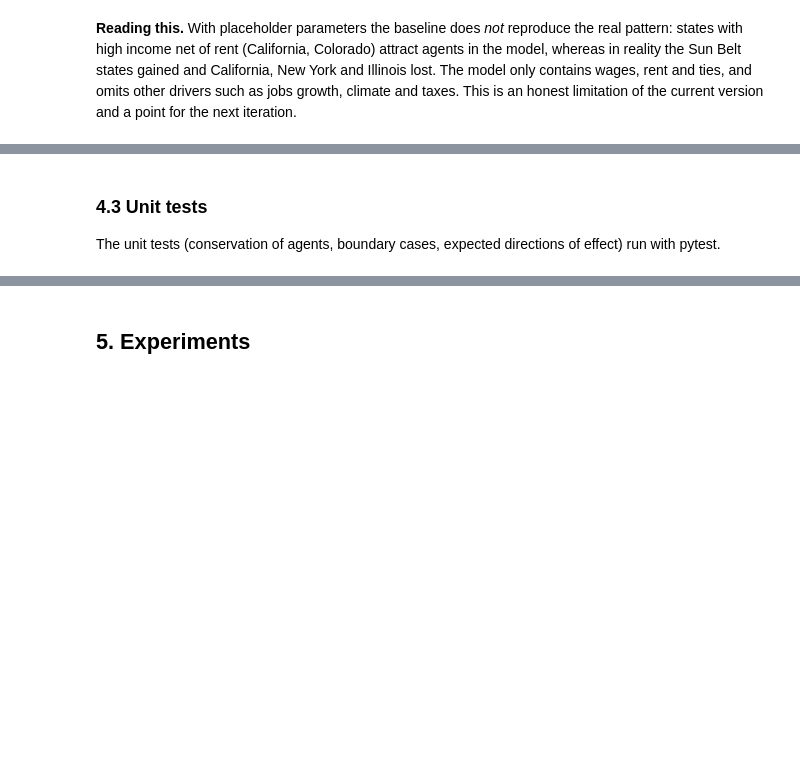
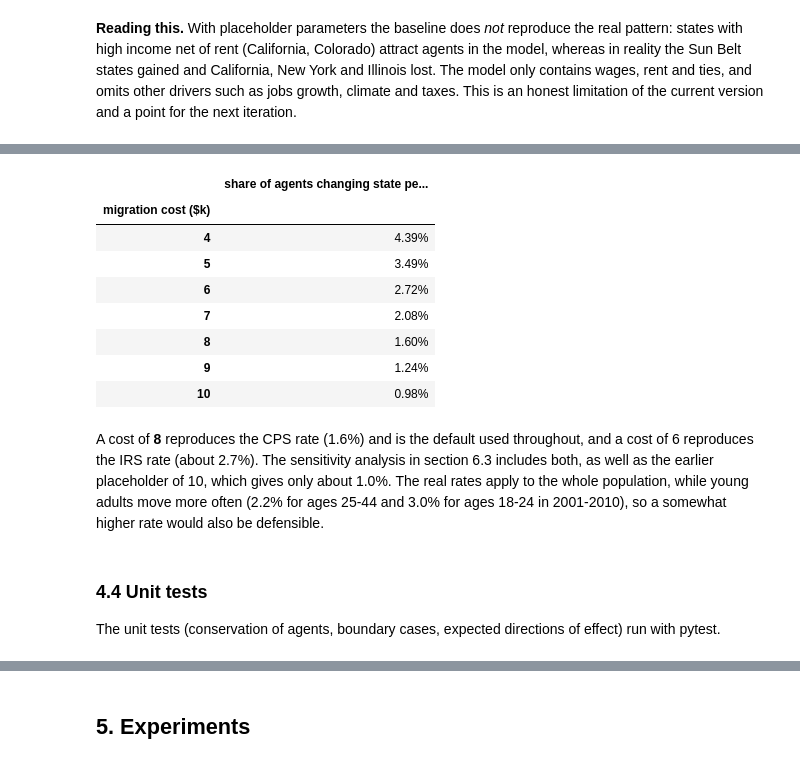
Before and after one commit to josephD-S/Computational-Modelling-Project, a Jupyter notebook: notebooks/project_walkthrough.ipynb, the cells around one changed output, grey strips where cells are left out. Drawn from its saved outputs; the diff is of its cells as text; code cells hidden in the pictures; blank space fills up the shorter version.

Commit message:
Updated results with calibration of rent migration cost

```diff
--- a/notebooks/project_walkthrough.ipynb
+++ b/notebooks/project_walkthrough.ipynb
@@ -145,5 +149,24 @@ plt.tight_layout(); plt.show()
+# %%
+from utils.metrics import annual_move_rate
+
+costs = [4, 5, 6, 7, 8, 9, 10]
+rate = {c: np.mean([annual_move_rate(MigrationModel(Params(n_years=20, seed=s, migration_cost=c), init).run(),
+                                      params.n_agents) for s in range(20)]) for c in costs}
+pd.Series(rate, name="share of agents changing state per year").rename_axis("migration cost ($k)").map("{:.2%}".format).to_frame()
+# %% [output]
+|  | share of agents changing state pe... |
+| migration cost ($k) |  |
+| 4 | 4.39% |
+| 5 | 3.49% |
+| 6 | 2.72% |
+| 7 | 2.08% |
+| 8 | 1.60% |
+| 9 | 1.24% |
+| 10 | 0.98% |
+# %% [markdown]
+A cost of **8** reproduces the CPS rate (1.6%) and is the default used throughout, and a cost of 6 reproduces the IRS rate (about 2.7%). The sensitivity analysis in section 6.3 includes both, as well as the earlier placeholder of 10, which gives only about 1.0%. The real rates apply to the whole population, while young adults move more often (2.2% for ages 25-44 and 3.0% for ages 18-24 in 2001-2010), so a somewhat higher rate would also be defensible.
 # %% [markdown]
-### 4.3 Unit tests
+### 4.4 Unit tests
 
 The unit tests (conservation of agents, boundary cases, expected directions of effect) run with pytest.
 # %%
```
Also changed, not shown: parts of 18 cells of this notebook, 10 other files.
